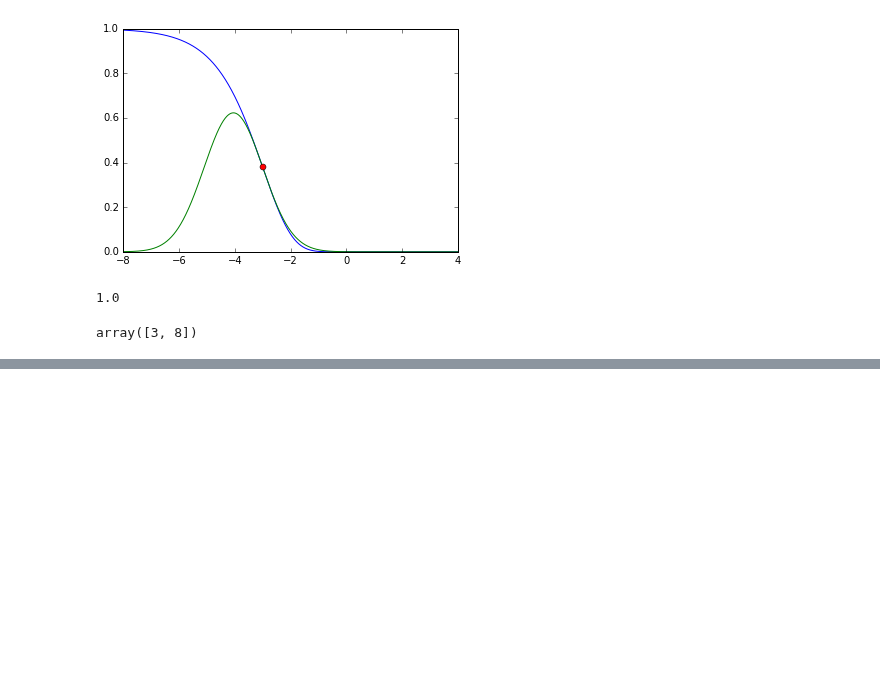
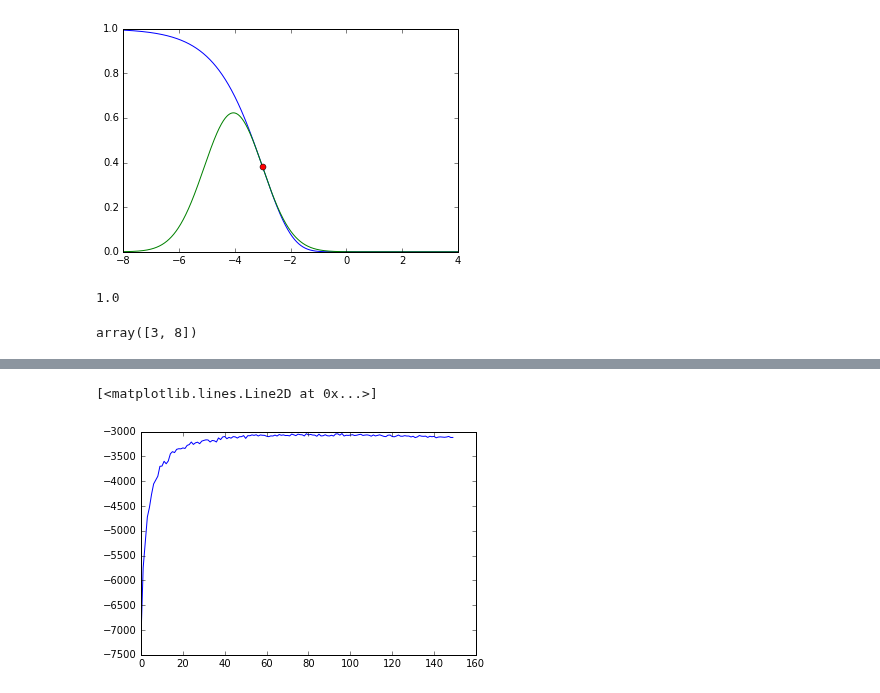
Before and after one commit to zyzdiana/ss_model_mixture, a Jupyter notebook: test.ipynb, the cells around one changed output, grey strips where cells are left out. Saved outputs shown, nothing was run; the diff lists cells and outputs as text; code cells hidden in the pictures; blank space fills up the shorter version.

```diff
--- a/test.ipynb
+++ b/test.ipynb
@@ -298,3 +298,6 @@ b=np.random.random([2,20])
 np.array([1,2])*np.array([3,4])
 # %% [output]
 array([3, 8])
+# %%
+kkk = pickle.load(open('/Users/zyzrdfz/Desktop/gwungwun/mixture_loglikelihood.p','rb'))
+print kkk
@@ -300,0 +347,5 @@ array([3, 8])
+# %%
+plt.plot(kkk[:,19])
+# %% [output]
+[<matplotlib.lines.Line2D at 0x...>]
+[figure, added]
```
Also changed, not shown: parts of 4 cells of this notebook, 27 other files.
